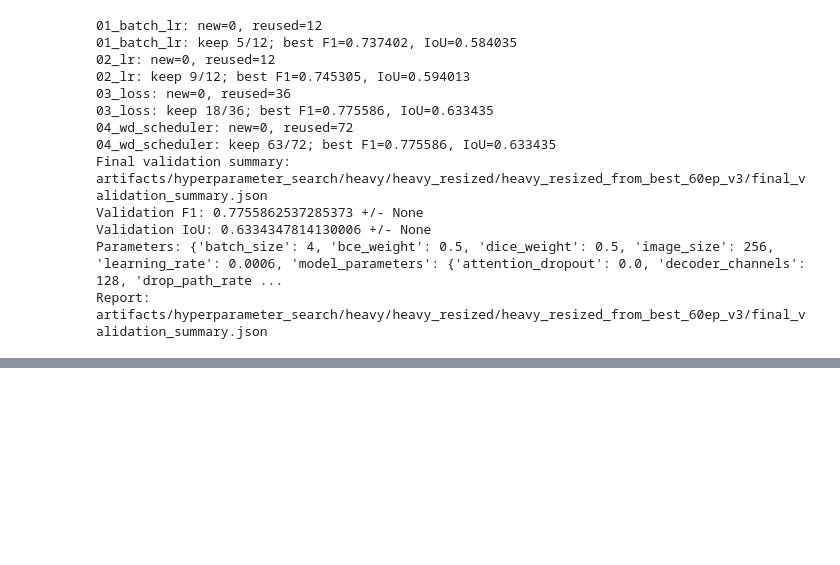
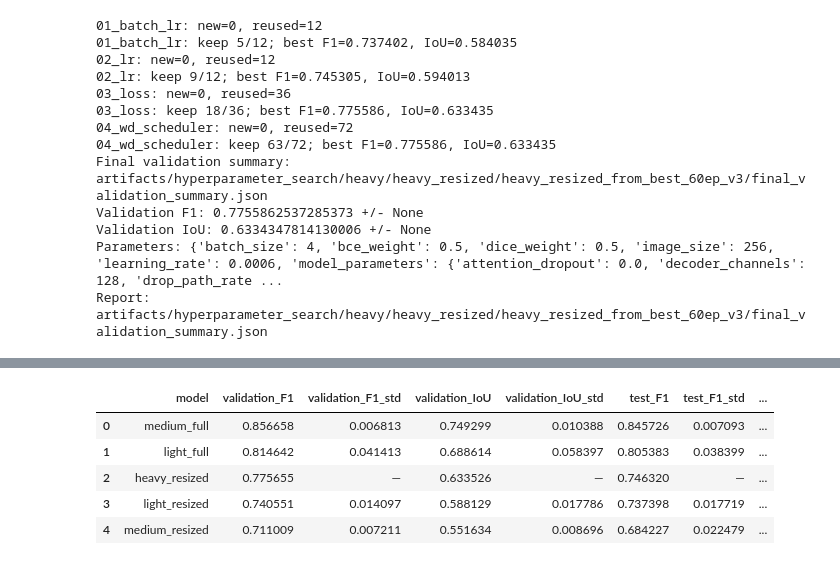
Before and after one commit to romanustenko/satellite-change-intelligence, a Jupyter notebook: notebooks/heavy_resized_staged_resume.ipynb, the cells around one changed output, grey strips where cells are left out. Cells and saved outputs as stored; diff of their text form; code cells hidden in the pictures; blank space fills up the shorter version.

```diff
--- a/notebooks/heavy_resized_staged_resume.ipynb
+++ b/notebooks/heavy_resized_staged_resume.ipynb
@@ -195,0 +242,89 @@ summary = run_automated_parameter_search(**HPO_OPTIONS)
+# %%
+from pathlib import Path
+import json
+
+import pandas as pd
+
+
+ROOT = Path(
+    "~/projects/"
+    "satellite-change-intelligence/artifacts/final_models"
+)
+
+rows = []
+
+for model_dir in sorted(ROOT.iterdir()):
+    if not model_dir.is_dir() or model_dir.name.startswith("."):
+        continue
+
+    validation_file = model_dir / "validation_results.json"
+    test_file = model_dir / "final_test_results.json"
+
+    if not validation_file.exists() or not test_file.exists():
+        print(f"[SKIP] {model_dir.name}: нет validation/test results")
+        continue
+
+    validation = json.loads(validation_file.read_text(encoding="utf-8"))
+    test = json.loads(test_file.read_text(encoding="utf-8"))
+
+    rows.append({
+        "model": model_dir.name,
+
+        "validation_F1": validation.get("validation_f1_mean"),
+        "validation_F1_std": validation.get("validation_f1_std"),
+        "validation_IoU": validation.get("validation_iou_mean"),
+        "validation_IoU_std": validation.get("validation_iou_std"),
+
+        "test_F1": test.get("test_f1_mean"),
+        "test_F1_std": test.get("test_f1_std"),
+        "test_IoU": test.get("test_iou_mean"),
+        "test_IoU_std": test.get("test_iou_std"),
+
+        "seeds": test.get("seeds"),
+    })
+
+
+df = pd.DataFrame(rows)
+
+# Для удобства сравнения
+df = df.sort_values("test_F1", ascending=False).reset_index(drop=True)
+
+pd.set_option("display.max_columns", None)
+pd.set_option("display.width", 200)
+
+print("\n=== FINAL MODEL COMPARISON ===\n")
+
+display(
+    df.style.format({
+        "validation_F1": "{:.6f}",
+        "validation_F1_std": lambda x: "—" if pd.isna(x) else f"{x:.6f}",
+        "validation_IoU": "{:.6f}",
+        "validation_IoU_std": lambda x: "—" if pd.isna(x) else f"{x:.6f}",
+        "test_F1": "{:.6f}",
+        "test_F1_std": lambda x: "—" if pd.isna(x) else f"{x:.6f}",
+        "test_IoU": "{:.6f}",
+        "test_IoU_std": lambda x: "—" if pd.isna(x) else f"{x:.6f}",
+    })
+)
+
+
+print("\n=== TEST RESULTS PER SEED ===\n")
+
+for model_dir in sorted(ROOT.iterdir()):
+    test_file = model_dir / "final_test_results.json"
+
+    if not test_file.exists():
+        continue
+
+    data = json.loads(test_file.read_text(encoding="utf-8"))
+
+    print(f"\n{model_dir.name}")
+
+    for result in data.get("results", []):
+        print(
+            f"  seed={result['seed']:<5} "
+            f"F1={result['test_f1']:.6f} | "
+            f"IoU={result['test_iou']:.6f} | "
+            f"threshold={result.get('validation_threshold')}"
+        )
+# %% [output]
@@ -195,0 +332,6 @@ summary = run_automated_parameter_search(**HPO_OPTIONS)
+|  | model | validation_F1 | validation_F1_std | validation_IoU | validation_IoU_std | test_F1 | test_F1_std | ... |
+| 0 | medium_full | 0.856658 | 0.006813 | 0.749299 | 0.010388 | 0.845726 | 0.007093 | ... |
+| 1 | light_full | 0.814642 | 0.041413 | 0.688614 | 0.058397 | 0.805383 | 0.038399 | ... |
+| 2 | heavy_resized | 0.775655 | — | 0.633526 | — | 0.746320 | — | ... |
+| 3 | light_resized | 0.740551 | 0.014097 | 0.588129 | 0.017786 | 0.737398 | 0.017719 | ... |
+| 4 | medium_resized | 0.711009 | 0.007211 | 0.551634 | 0.008696 | 0.684227 | 0.022479 | ... |
```
Also changed, not shown: parts of 4 cells of this notebook, 21 other files.
